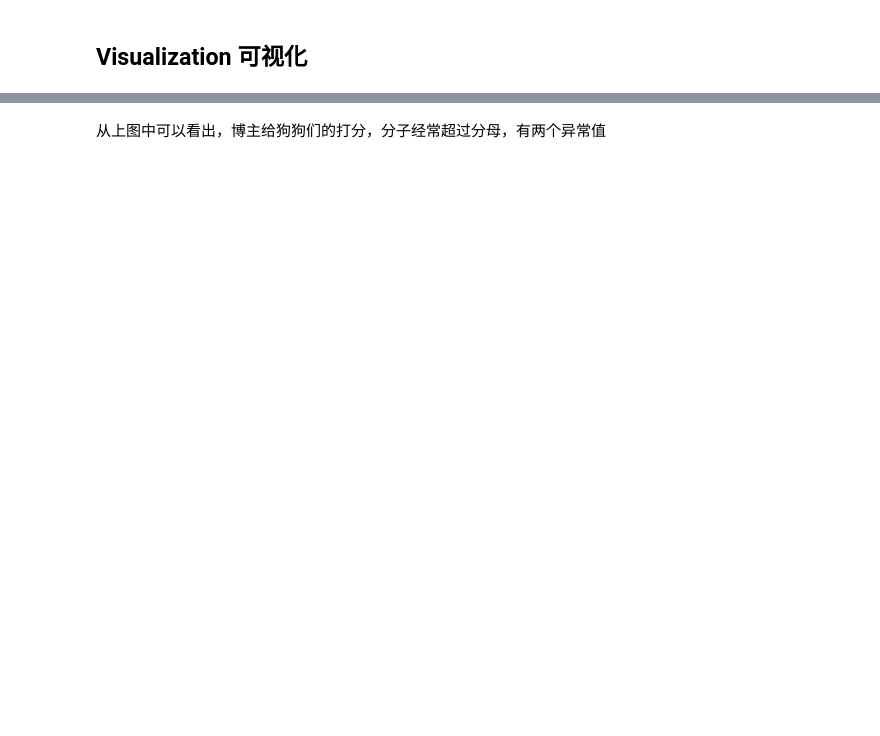
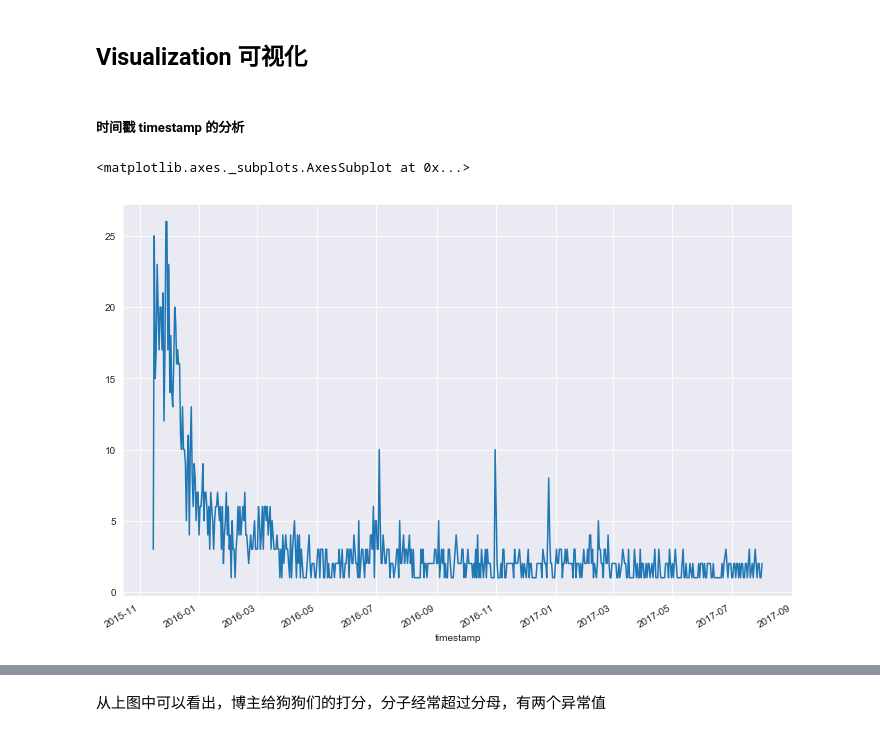
Before and after one commit to Angelicahui/Data-Wrangling, a Jupyter notebook: wrangle_act.ipynb, the cells around one changed output, grey strips where cells are left out. Cells and saved outputs as stored; diff of their text form; code cells hidden in the pictures; blank space fills up the shorter version.

```diff
--- a/wrangle_act.ipynb
+++ b/wrangle_act.ipynb
@@ -728,2 +749,4 @@ twitter_archive_master.sample(5)
 # %% [markdown]
 ## Visualization 可视化
+# %% [markdown]
+##### 时间戳 timestamp 的分析
@@ -729,0 +755,6 @@ twitter_archive_master.sample(5)
+# %%
+twitter_archive_master["timestamp"] = twitter_archive_master.timestamp.values.astype("datetime64[D]")
+twitter_archive_master.groupby("timestamp").tweet_id.count().plot(figsize = (12,8))
+# %% [output]
+<matplotlib.axes._subplots.AxesSubplot at 0x...>
+[figure, added]
```
Also changed, not shown: parts of 54 cells of this notebook, 1 other file.
